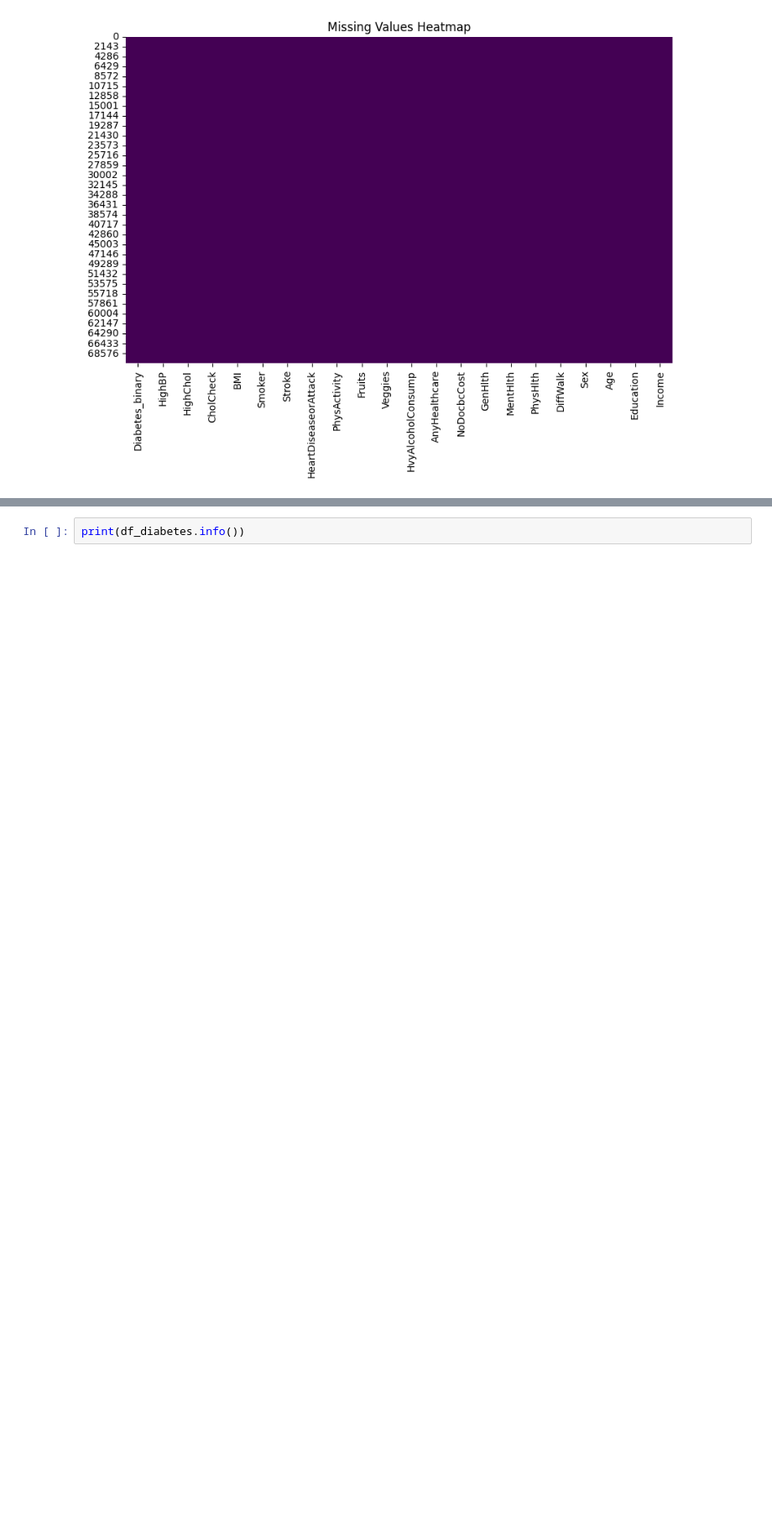
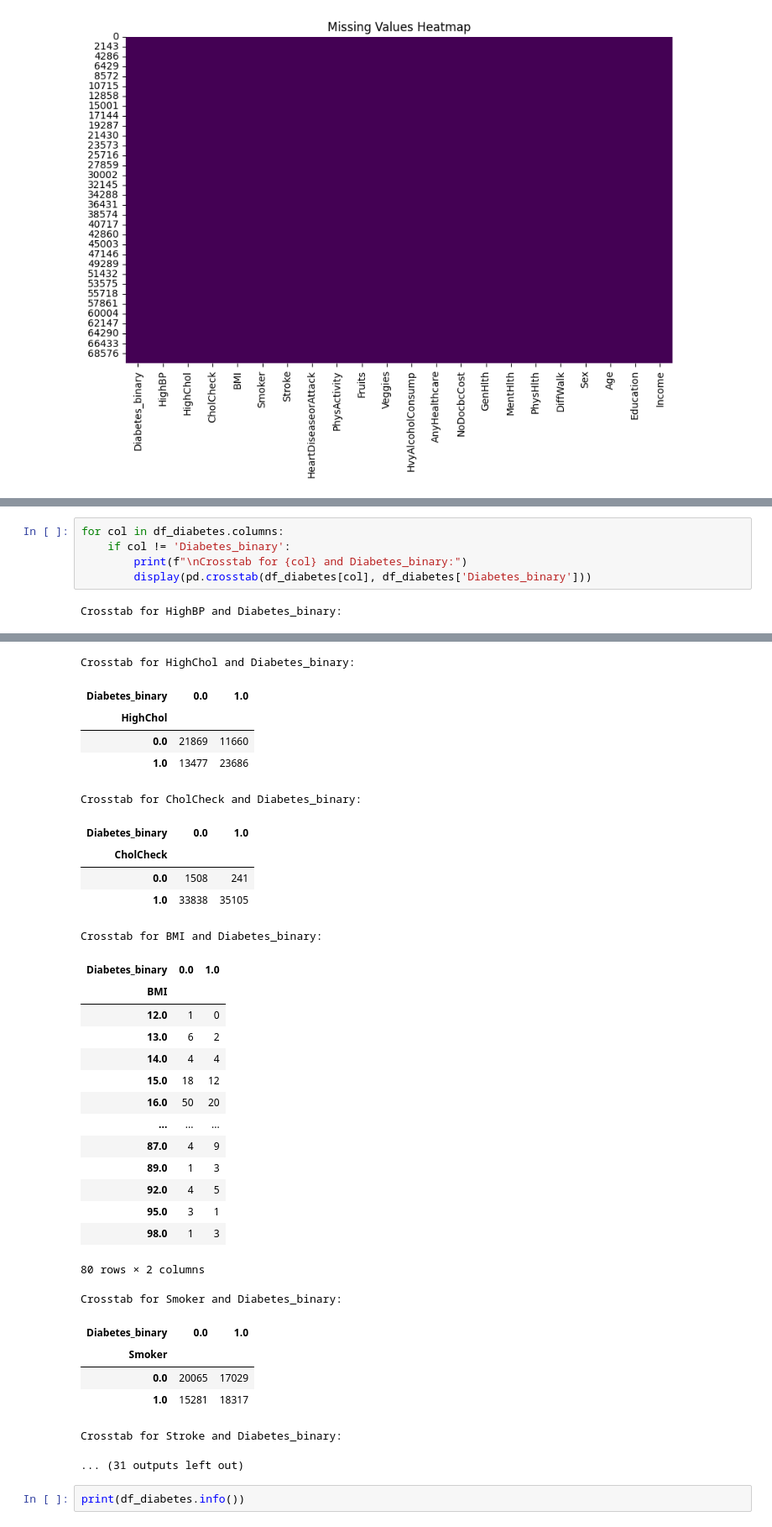
Before and after one commit to faloabdo/AI4ALL-Project, a Jupyter notebook: draft4.ipynb, the cells around one changed output, grey strips where cells are left out. Shown at 84% size. Cells and saved outputs as stored; diff of their text form; blank space fills up the shorter version.

```diff
--- a/draft4.ipynb
+++ b/draft4.ipynb
@@ -96,0 +103,7 @@ plt.show()
+# %%
+for col in df_diabetes.columns:
+    if col != 'Diabetes_binary':
+        print(f"\nCrosstab for {col} and Diabetes_binary:")
+        display(pd.crosstab(df_diabetes[col], df_diabetes['Diabetes_binary']))
+# %% [output]
+Crosstab for HighBP and Diabetes_binary:
@@ -97,3 +114,35 @@ plt.show()
+Crosstab for HighChol and Diabetes_binary:
+| Diabetes_binary | 0.0 | 1.0 |
+| HighChol |  |  |
+| 0.0 | 21869 | 11660 |
+| 1.0 | 13477 | 23686 |
+Crosstab for CholCheck and Diabetes_binary:
+| Diabetes_binary | 0.0 | 1.0 |
+| CholCheck |  |  |
+| 0.0 | 1508 | 241 |
+| 1.0 | 33838 | 35105 |
+Crosstab for BMI and Diabetes_binary:
+| Diabetes_binary | 0.0 | 1.0 |
+| BMI |  |  |
+| 12.0 | 1 | 0 |
+| 13.0 | 6 | 2 |
+| 14.0 | 4 | 4 |
+| 15.0 | 18 | 12 |
+| 16.0 | 50 | 20 |
+| ... | ... | ... |
+| 87.0 | 4 | 9 |
+| 89.0 | 1 | 3 |
+| 92.0 | 4 | 5 |
+| 95.0 | 3 | 1 |
+| 98.0 | 1 | 3 |
+80 rows × 2 columns
+Crosstab for Smoker and Diabetes_binary:
+| Diabetes_binary | 0.0 | 1.0 |
+| Smoker |  |  |
+| 0.0 | 20065 | 17029 |
+| 1.0 | 15281 | 18317 |
+Crosstab for Stroke and Diabetes_binary:
+... (31 outputs left out)
 # %%
 print(df_diabetes.info())
 # %% [output]
```
Also changed, not shown: parts of 10 cells of this notebook.
